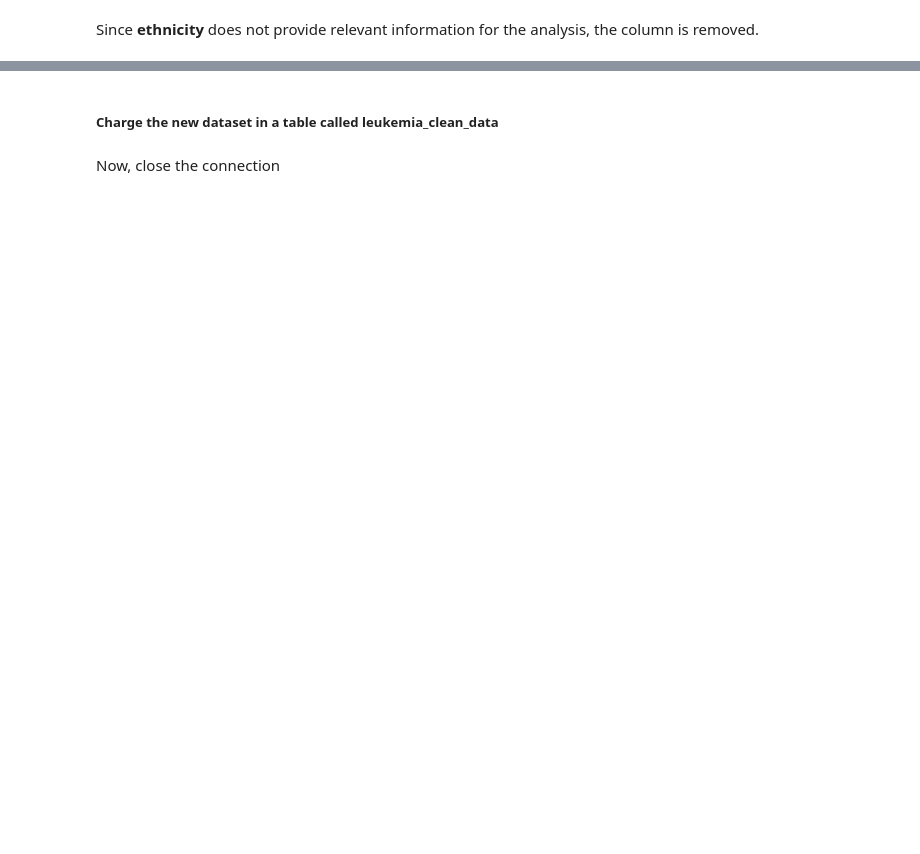
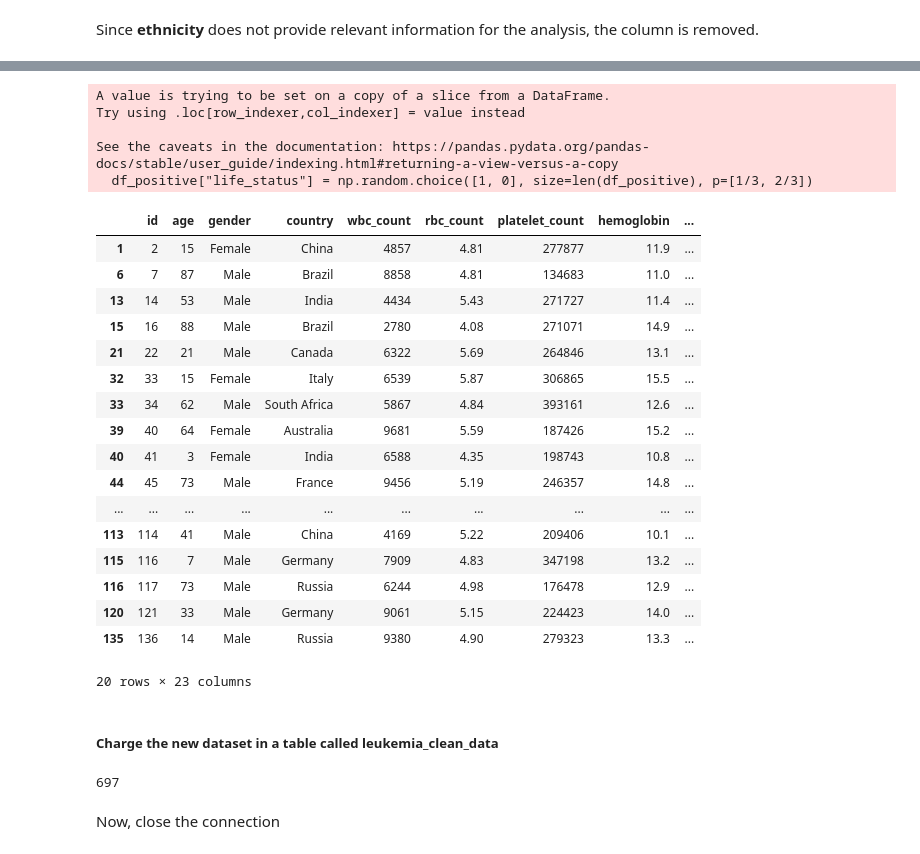
Before and after one commit to valentinabc19/Leukemia-Cancer-Risk-ETL, a Jupyter notebook: notebooks/002_EDA.ipynb, the cells around one changed output, grey strips where cells are left out. Drawn from its saved outputs; the diff is of its cells as text; code cells hidden in the pictures; blank space fills up the shorter version.

```diff
--- a/notebooks/002_EDA.ipynb
+++ b/notebooks/002_EDA.ipynb
@@ -541,0 +544,3 @@ df.drop('ethnicity', axis=1)
+# %%
+df_positive = df[df['leukemia_status'] == 1]
+df_negative = df[df['leukemia_status'] == 0]
@@ -542,8 +556,39 @@ df.drop('ethnicity', axis=1)
+# %%
+df_positive["living_status"] = np.random.choice([1, 0], size=len(df_positive), p=[1/3, 2/3])
+
+df_positive.head(20)
+# %% [output]
+A value is trying to be set on a copy of a slice from a DataFrame.
+Try using .loc[row_indexer,col_indexer] = value instead
+
+See the caveats in the documentation: https://pandas.pydata.org/pandas-docs/stable/user_guide/indexing.html#returning-a-view-versus-a-copy
+  df_positive["life_status"] = np.random.choice([1, 0], size=len(df_positive), p=[1/3, 2/3])
+|  | id | age | gender | country | wbc_count | rbc_count | platelet_count | hemoglobin | ... |
+| 1 | 2 | 15 | Female | China | 4857 | 4.81 | 277877 | 11.9 | ... |
+| 6 | 7 | 87 | Male | Brazil | 8858 | 4.81 | 134683 | 11.0 | ... |
+| 13 | 14 | 53 | Male | India | 4434 | 5.43 | 271727 | 11.4 | ... |
+| 15 | 16 | 88 | Male | Brazil | 2780 | 4.08 | 271071 | 14.9 | ... |
+| 21 | 22 | 21 | Male | Canada | 6322 | 5.69 | 264846 | 13.1 | ... |
+| 32 | 33 | 15 | Female | Italy | 6539 | 5.87 | 306865 | 15.5 | ... |
+| 33 | 34 | 62 | Male | South Africa | 5867 | 4.84 | 393161 | 12.6 | ... |
+| 39 | 40 | 64 | Female | Australia | 9681 | 5.59 | 187426 | 15.2 | ... |
+| 40 | 41 | 3 | Female | India | 6588 | 4.35 | 198743 | 10.8 | ... |
+| 44 | 45 | 73 | Male | France | 9456 | 5.19 | 246357 | 14.8 | ... |
+| ... | ... | ... | ... | ... | ... | ... | ... | ... | ... |
+| 113 | 114 | 41 | Male | China | 4169 | 5.22 | 209406 | 10.1 | ... |
+| 115 | 116 | 7 | Male | Germany | 7909 | 4.83 | 347198 | 13.2 | ... |
+| 116 | 117 | 73 | Male | Russia | 6244 | 4.98 | 176478 | 12.9 | ... |
+| 120 | 121 | 33 | Male | Germany | 9061 | 5.15 | 224423 | 14.0 | ... |
+| 135 | 136 | 14 | Male | Russia | 9380 | 4.90 | 279323 | 13.3 | ... |
+20 rows × 23 columns
 # %% [markdown]
 ##### Charge the new dataset in a table called leukemia_clean_data
 # %%
-engine = create_engine(f"postgresql://{credentials['user']}:{credentials['password']}@{credentials['host']}:{credentials['port']}/{credentials['dbname']}")
-df.to_sql("leukemia_clean_data", con=engine, if_exists="replace", index=False)
+engine = create_engine(f"postgresql://{credentials['db_user']}:{credentials['db_password']}@{credentials['db_host']}:{credentials['db_port']}/{credentials['db_name']}")
+df_positive.to_sql("leukemia_clean_data_positive", con=engine, if_exists="replace", index=False)
+df_negative.to_sql("leukemia_clean_data_negative", con=engine, if_exists="replace", index=False)
+# %% [output]
+697
 # %% [markdown]
 Now, close the connection
 # %%
```
Also changed, not shown: parts of 10 cells of this notebook, 1 other file.
